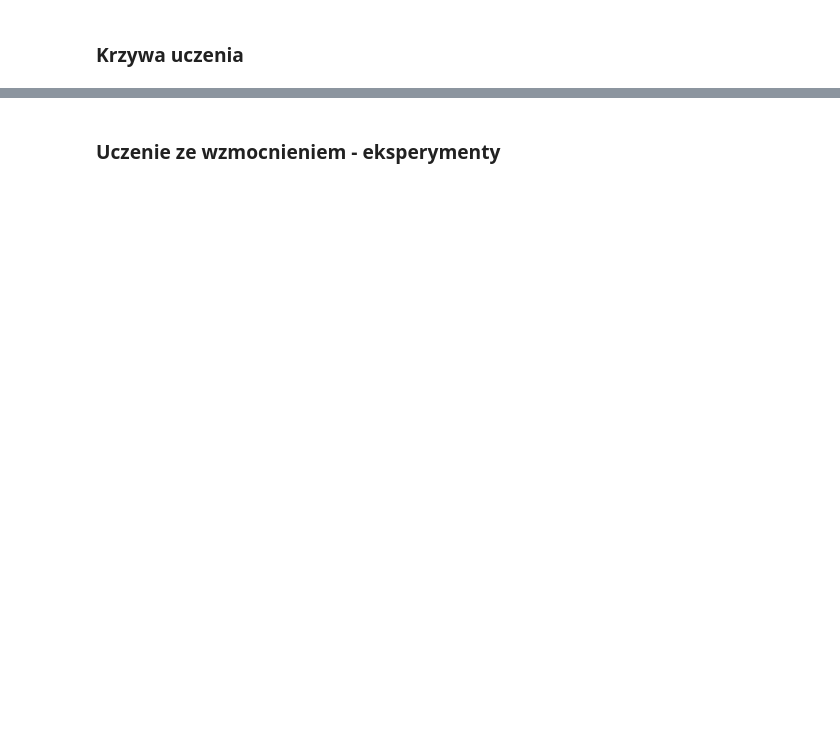
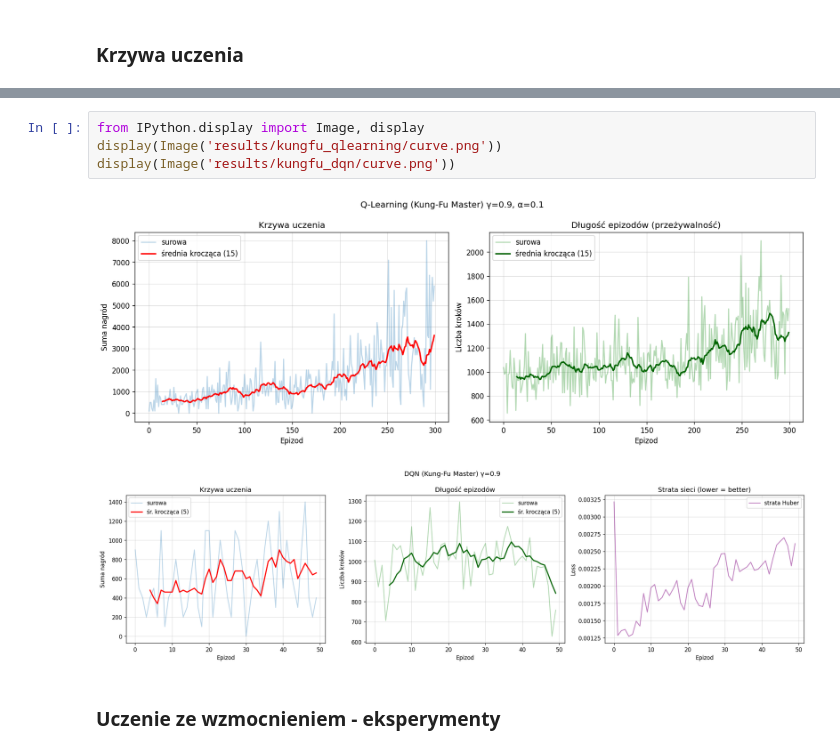
Before and after one commit to akaButter/Inteligencja-obliczeniowa, a Jupyter notebook: lab03/raport3.ipynb, the cells around one changed output, grey strips where cells are left out. Drawn from its saved outputs; the diff is of its cells as text; blank space fills up the shorter version.

```diff
--- a/lab03/raport3.ipynb
+++ b/lab03/raport3.ipynb
@@ -15,2 +66,9 @@ Uwzględniamy współczynnik dyskontowy równy 0.9
+# %%
+from IPython.display import Image, display
+display(Image('results/kungfu_qlearning/curve.png'))
+display(Image('results/kungfu_dqn/curve.png'))
+# %% [output]
+[figure, added]
+[figure, added]
 # %% [markdown]
 ### Uczenie ze wzmocnieniem - eksperymenty
```
Also changed, not shown: parts of 15 cells of this notebook, 29 other files.
